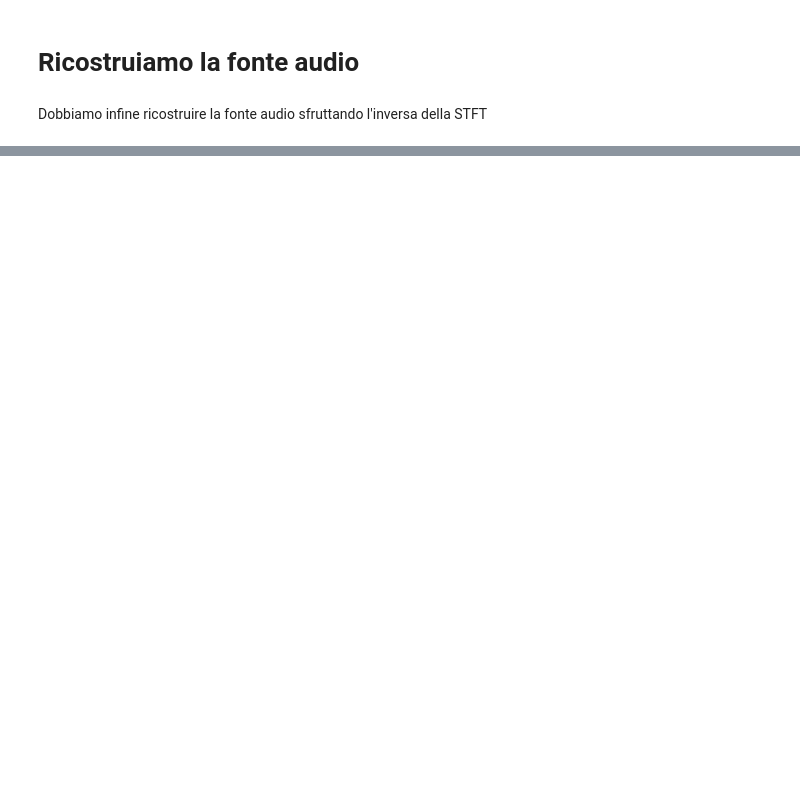
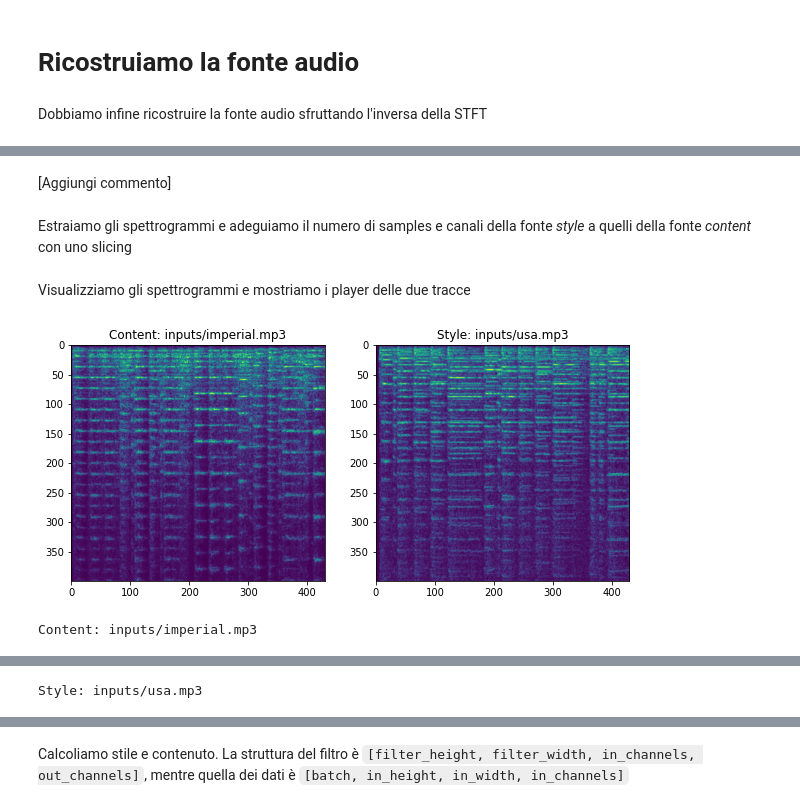
Before and after one commit to lorenzopalaia/Neural-Style-Transfer-and-Genre-Classification, a Jupyter notebook: Progetto_Lab_IA.ipynb, the cells around one changed output, grey strips where cells are left out. Drawn from its saved outputs; the diff is of its cells as text; code cells hidden in the pictures; blank space fills up the shorter version.

```diff
--- a/Progetto_Lab_IA.ipynb
+++ b/Progetto_Lab_IA.ipynb
@@ -62,9 +67,9 @@ import librosa
 import gc; gc.collect()
 import soundfile as sf
 
-style_audio_name = 'genres_original/classical/classical.00000.wav'
-content_audio_name = 'genres_original/jazz/jazz.00000.wav'
-output_name = 'output.wav'
+style_audio_name = 'inputs/usa.mp3'
+content_audio_name = 'inputs/imperial.mp3'
+output_name = 'outputs/output.wav'
 # %% [markdown]
 # Utilities
 # %% [markdown]
@@ -387,0 +410,48 @@ ValueError: ignored
+# %%
+CONTENT_FILENAME = "inputs/imperial.mp3"
+STYLE_FILENAME = "inputs/usa.mp3"
+OUTPUT_FILENAME = "outputs/output.wav"
+# %% [markdown]
+[Aggiungi commento]
+# %%
+# Reads wav file and produces spectrum
+# Fourier phases are ignored
+N_FFT = 2048
+def read_audio_spectrogram(filename):
+    x, fs = librosa.load(filename)
+    S = librosa.stft(x, N_FFT)
+    p = np.angle(S)
+
+    S = np.log1p(np.abs(S[:,:430]))
+    return S, fs
+# %% [markdown]
+Estraiamo gli spettrogrammi e adeguiamo il numero di samples e canali della fonte *style* a quelli della fonte *content* con uno slicing
+# %%
+a_content, fs = read_audio_spectrogram(CONTENT_FILENAME)
+a_style, fs = read_audio_spectrogram(STYLE_FILENAME)
+
+N_SAMPLES = a_content.shape[1]
+N_CHANNELS = a_content.shape[0]
+a_style = a_style[:N_CHANNELS, :N_SAMPLES]
+# %% [markdown]
+Visualizziamo gli spettrogrammi e mostriamo i player delle due tracce
+# %%
+CONTENT_TITLE = 'Content: ' + CONTENT_FILENAME
+STYLE_TITLE = 'Style: ' + STYLE_FILENAME
+
+plt.figure(figsize=(10, 5))
+plt.subplot(1, 2, 1)
+plt.title(CONTENT_TITLE)
+plt.imshow(a_content[:400,:])
+plt.subplot(1, 2, 2)
+plt.title(STYLE_TITLE)
+plt.imshow(a_style[:400,:])
+plt.show()
+
+print(CONTENT_TITLE)
+display(Audio(CONTENT_FILENAME))
+print(STYLE_TITLE)
+display(Audio(STYLE_FILENAME))
+# %% [output]
+[figure, added]
+Content: inputs/imperial.mp3
@@ -387,0 +459 @@ ValueError: ignored
+Style: inputs/usa.mp3
@@ -387,0 +461,2 @@ ValueError: ignored
+# %% [markdown]
+Calcoliamo stile e contenuto. La struttura del filtro è `[filter_height, filter_width, in_channels, out_channels]`, mentre quella dei dati è `[batch, in_height, in_width, in_channels]`
```
Also changed, not shown: parts of 26 cells of this notebook.
